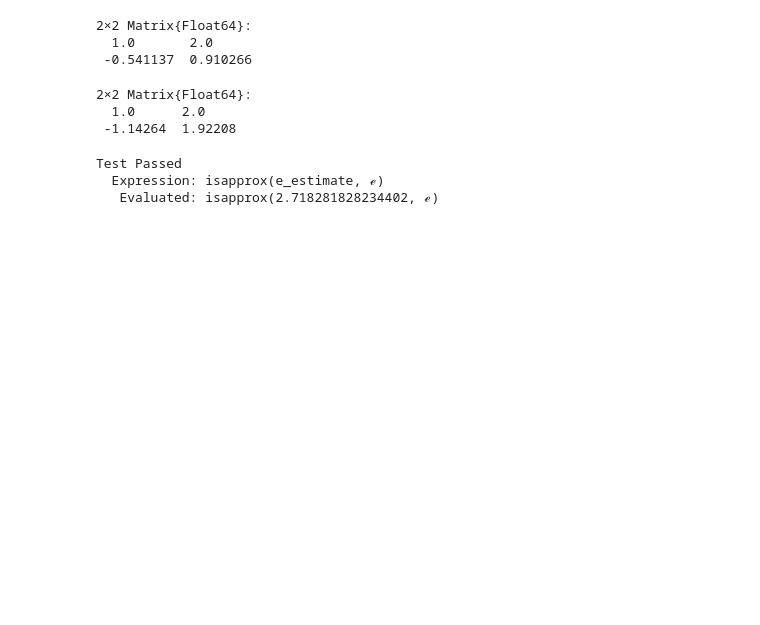
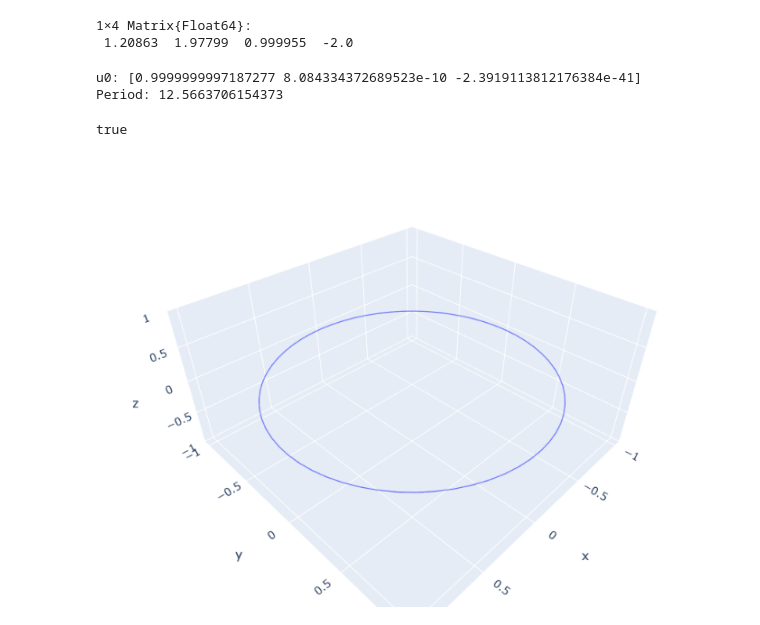
Before and after one commit to crispianm/SciComp, a Jupyter notebook: reference/tests.ipynb, the cells around one changed output. Cells and saved outputs as stored; diff of their text form; code cells hidden in the pictures; blank space fills up the shorter version.

Commit message:
3d tests

```diff
--- a/reference/tests.ipynb
+++ b/reference/tests.ipynb
@@ -195,22 +166,43 @@ func2 (generic function with 1 method)
-# %%
-solve_ode(hopf2d, [1 2], [0 1]; method="rk4", Δt=0.01)
-# %% [output]
-2×2 Matrix{Float64}:
-  1.0       2.0
- -0.541137  0.910266
-# %%
-solve_ode(hopf2d, [1 2], [0 1]; method="rk4", Δt=0.01, beta=0, sigma=0)
-# %% [output]
-2×2 Matrix{Float64}:
-  1.0      2.0
- -1.14264  1.92208
-# %%
-include("../ode_solver.jl")
-x0 = [1]
-t = 0:1
-e_estimate = solve_ode(f, x0, t, method="rk4")[end][1]
-@test isapprox(e_estimate, ℯ)
-# %% [output]
-Test Passed
-  Expression: isapprox(e_estimate, ℯ)
-   Evaluated: isapprox(2.718281828234402, ℯ)
+# %%
+shoot(hopf3d, [1 1 1 10]; phase_index=0)
+# %% [output]
+1×4 Matrix{Float64}:
+ 1.20863  1.97799  0.999955  -2.0
+# %%
+include("../examples/example_functions.jl")
+
+x0 = [1 1 1]
+u0, T = find_limit_cycle(hopf3d, x0, 10)
+hopf_solution = hopf3d_sol(u0, t; theta=0) # adjusted for phase
+hopf_numerical_sol = solve_ode(hopf3d, u0, t, method="rk4")
+all(isapprox.(hopf_numerical_sol, hopf_solution, atol=1e-5))
+
+# # Create traces
+# x_est = scatter(x=t, y=hopf_numerical_sol[:,1], mode="lines", name="x estimate", showlegend=true)
+# x_act = scatter(x=t, y=hopf_solution[:,1], mode="lines", name="x actual", showlegend=true)
+# y_est = scatter(x=t, y=hopf_numerical_sol[:,2], mode="lines", name="y estimate", showlegend=true)
+# y_act = scatter(x=t, y=hopf_solution[:,2], mode="lines", name="y actual", showlegend=true)
+# z_est = scatter(x=t, y=hopf_numerical_sol[:,3], mode="lines", name="z estimate", showlegend=true)
+# z_act = scatter(x=t, y=hopf_solution[:,3], mode="lines", name="z actual", showlegend=true)
+
+# layout = Layout(
+#     xaxis_title = "time",
+#     width=700, height=350,
+#     )
+
+# plot([
+#     x_est,
+#     x_act,
+#     y_est,
+#     y_act,
+#     z_est,
+#     z_act
+#     ],layout)
+# %% [output]
+u0: [0.9999999997187277 8.084334372689523e-10 -2.3919113812176384e-41]
+Period: 12.5663706154373
+true
+# %%
+plot_phase_portrait_3d(hopf3d, [1 0 0], 0:0.1:T)
+# %% [output]
+[figure, added]
```
Also changed, not shown: parts of 6 cells of this notebook, 6 other files.
